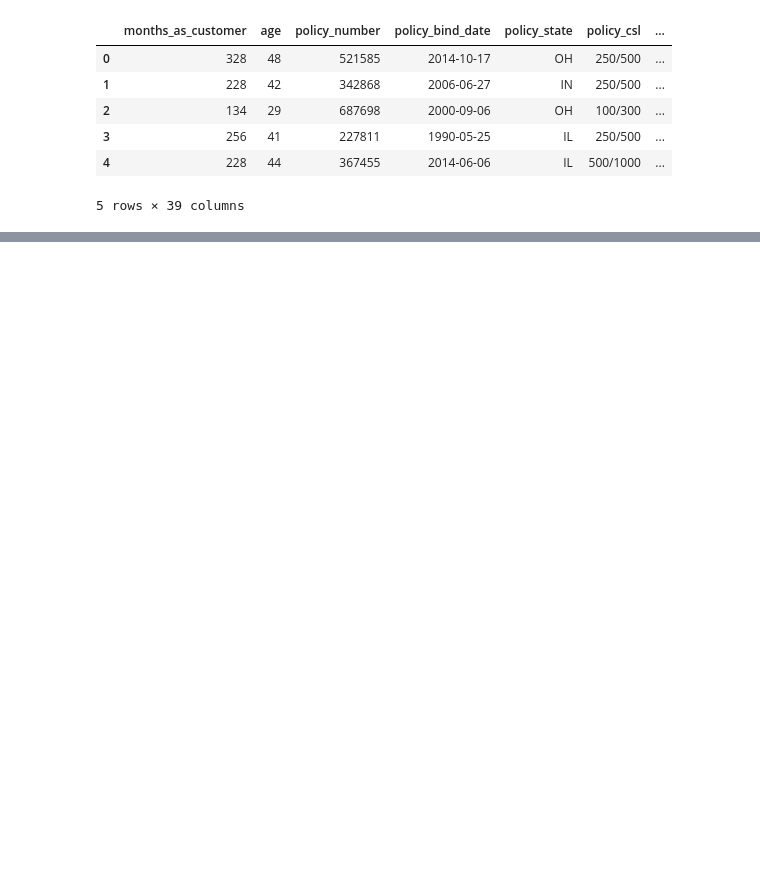
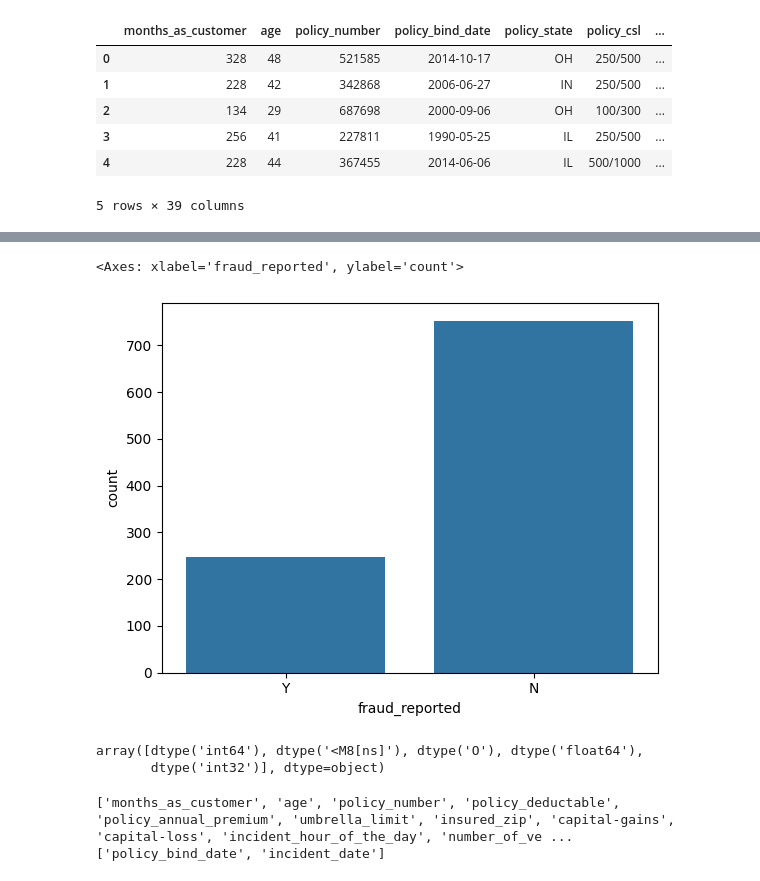
Before and after one commit to ahmeddaknou/Insurance-Fraud-Detection, a Jupyter notebook: notebooks/01_exploration.ipynb, the cells around one changed output, grey strips where cells are left out. Drawn from its saved outputs; the diff is of its cells as text; code cells hidden in the pictures; blank space fills up the shorter version.

```diff
--- a/notebooks/01_exploration.ipynb
+++ b/notebooks/01_exploration.ipynb
@@ -19,0 +90,7 @@ df.head()
+# %%
+#Missing values in the authorities_contacted variable are replaced with "Unknown"
+df['authorities_contacted'].fillna('Unknown', inplace=True)
+# Replace the "?" values in the collision_type column whith "Unknown"
+df['collision_type'] = df['collision_type'].replace('?', 'Unknown')
+# Replace the "?" values in the property_damage column whith "Unknown"
+df['property_damage'] = df['property_damage'].replace('?', 'Unknown')
@@ -19,0 +104,22 @@ df.head()
+# %%
+# # Count the distribution of values in the response variable fraud_reported
+sns.countplot(x='fraud_reported', data=df)
+# %% [output]
+<Axes: xlabel='fraud_reported', ylabel='count'>
+[figure, added]
+# %%
+df.dtypes.unique()
+# %% [output]
+array([dtype('int64'), dtype('<M8[ns]'), dtype('O'), dtype('float64'),
+       dtype('int32')], dtype=object)
+# %%
+# Get all numeric (int + float) columns
+numeric_cols = df.select_dtypes(include=['int64', 'float64','int32' ]).columns.tolist()
+print(numeric_cols)
+
+# Get all datetime ('<M8[ns]') columns
+datetime_cols = df.select_dtypes(include=['<M8[ns]' ]).columns.tolist()
+print(datetime_cols)
+# %% [output]
+['months_as_customer', 'age', 'policy_number', 'policy_deductable', 'policy_annual_premium', 'umbrella_limit', 'insured_zip', 'capital-gains', 'capital-loss', 'incident_hour_of_the_day', 'number_of_ve ...
+['policy_bind_date', 'incident_date']
```
Also changed, not shown: parts of 17 cells of this notebook.
